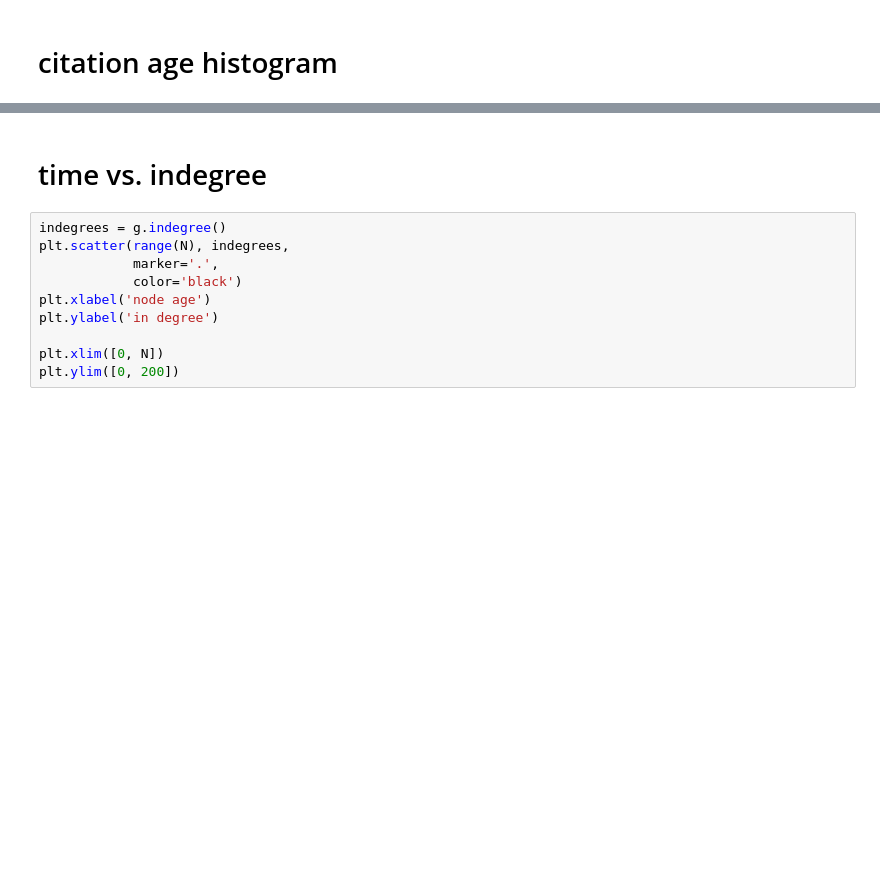
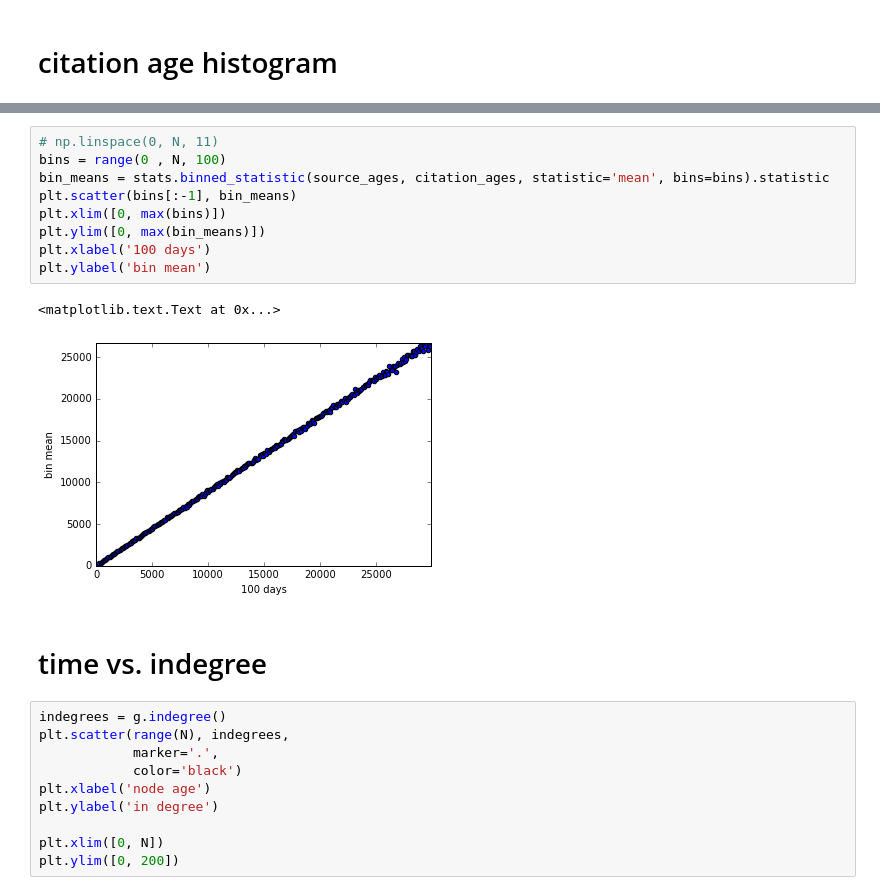
Before and after one commit to idc9/law-net, a Jupyter notebook: explore/Iain/pref_attach/PA_edge_age_simulation.ipynb, the cells around one changed output, grey strips where cells are left out. Cells and saved outputs as stored; diff of their text form; blank space fills up the shorter version.

```diff
--- a/explore/Iain/pref_attach/PA_edge_age_simulation.ipynb
+++ b/explore/Iain/pref_attach/PA_edge_age_simulation.ipynb
@@ -52,3 +61,15 @@ plt.ylim([0, max(citation_ages)])
+# %%
+# np.linspace(0, N, 11)
+bins = range(0 , N, 100)
+bin_means = stats.binned_statistic(source_ages, citation_ages, statistic='mean', bins=bins).statistic
+plt.scatter(bins[:-1], bin_means)
+plt.xlim([0, max(bins)])
+plt.ylim([0, max(bin_means)])
+plt.xlabel('100 days')
+plt.ylabel('bin mean')
+# %% [output]
+<matplotlib.text.Text at 0x...>
+[figure, added]
 # %% [markdown]
 # time vs. indegree
 # %%
```
Also changed, not shown: parts of 11 cells of this notebook, 5 other files.
